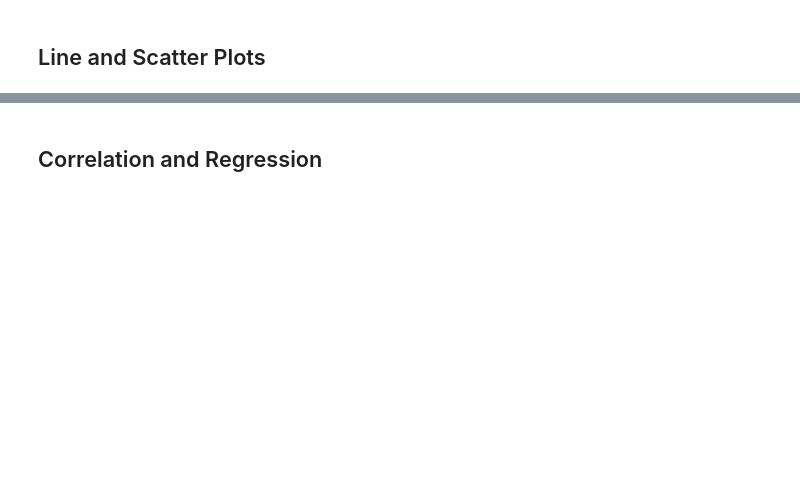
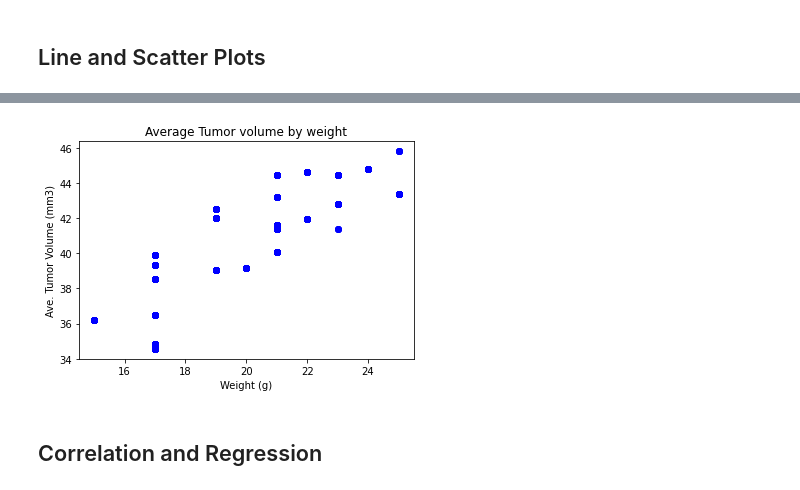
Before and after one commit to chaenii989/Matplotlib_Challenge, a Jupyter notebook: Pymaceuticals/pymaceuticals_starter.ipynb, the cells around one changed output, grey strips where cells are left out. Drawn from its saved outputs; the diff is of its cells as text; code cells hidden in the pictures; blank space fills up the shorter version.

```diff
--- a/Pymaceuticals/pymaceuticals_starter.ipynb
+++ b/Pymaceuticals/pymaceuticals_starter.ipynb
@@ -266,2 +325,20 @@ plt.show()
+# %%
+# Generate a scatter plot of average tumor volume vs. mouse weight for the Capomulin regimen
+
+ave_vol = pd.DataFrame(new_df.groupby("Mouse ID")["Tumor Volume (mm3)"].mean())
+ave_vol = ave_vol.rename(columns={"Tumor Volume (mm3)":"Average Tumor Volume"})
+
+# Merge ave_vol with the new_df
+merged_data = pd.merge(new_df, ave_vol, how='outer', on='Mouse ID')
+
+plt.scatter(merged_data['Weight (g)'], merged_data['Average Tumor Volume'], marker ='o', color ='blue')
+
+plt.title("Average Tumor volume by weight")
+plt.xlabel("Weight (g)")
+plt.ylabel("Ave. Tumor Volume (mm3)")
+
+plt.show()
+# %% [output]
+[figure, added]
 # %% [markdown]
 ## Correlation and Regression
```
Also changed, not shown: parts of 10 cells of this notebook.
